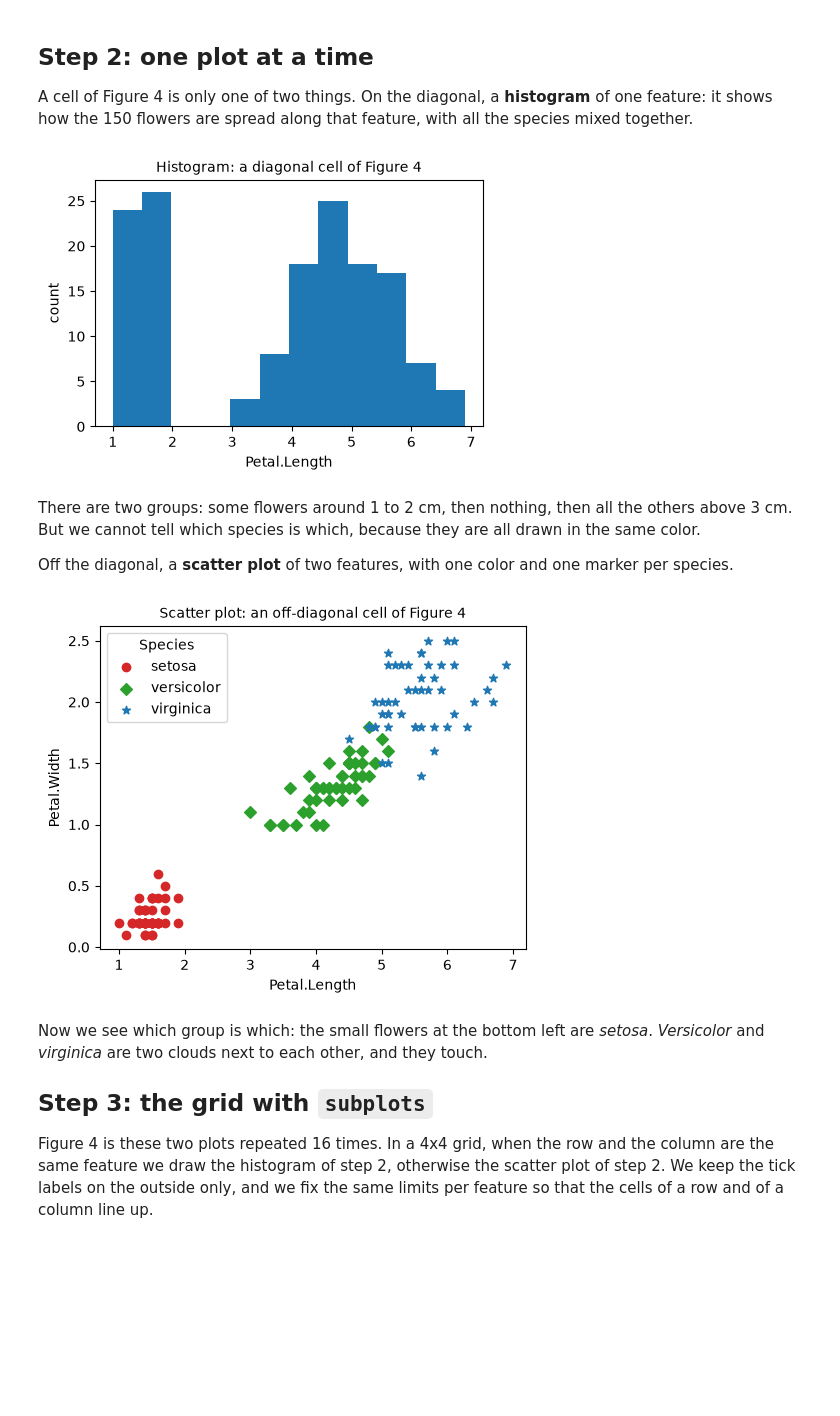
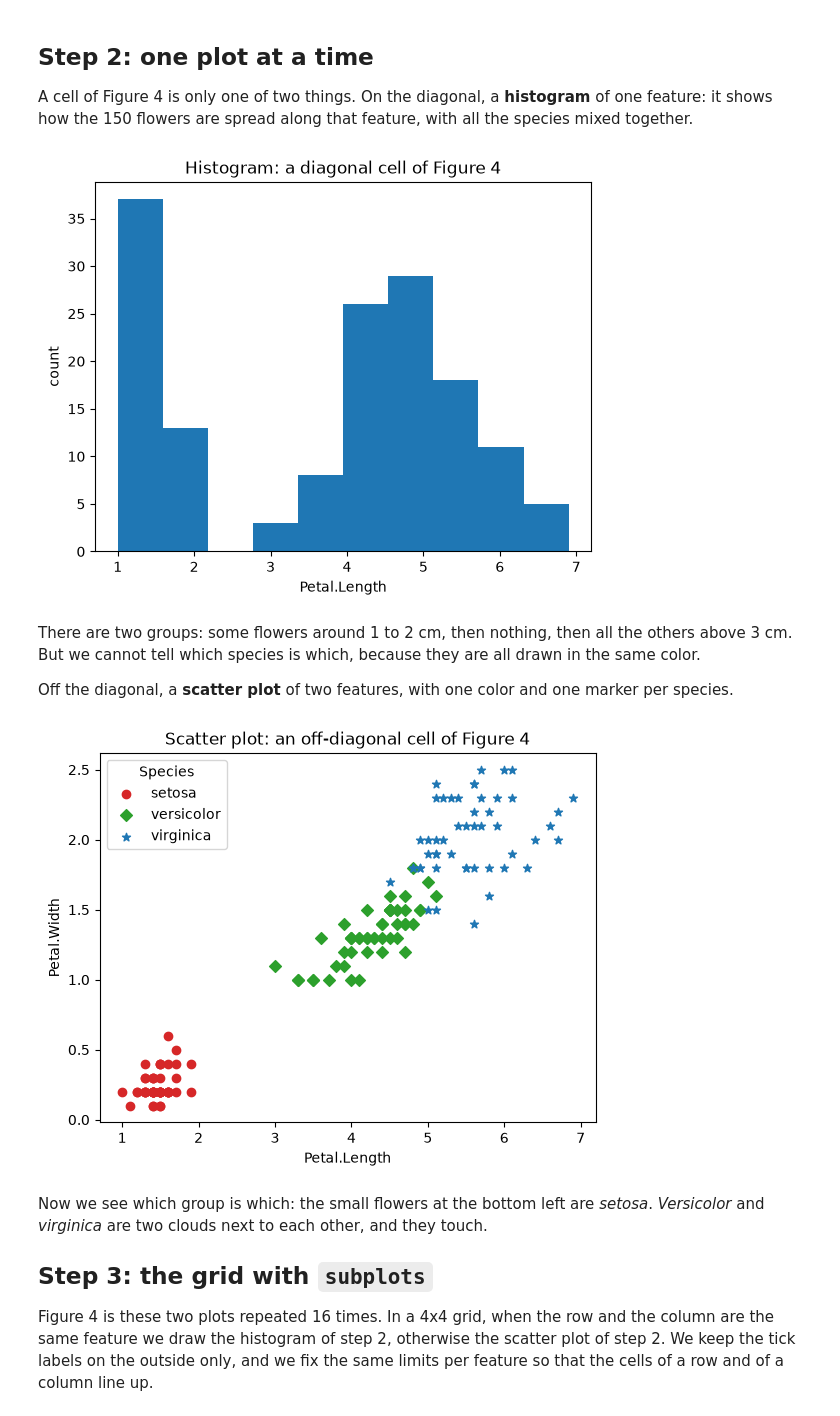
Before and after one commit to NoeBerdoz/FTP_MachLe, a Jupyter notebook: PW1/pw1.ipynb, the cells around one changed output. Drawn from its saved outputs; the diff is of its cells as text; code cells hidden in the pictures; blank space fills up the shorter version.

```diff
--- a/PW1/pw1.ipynb
+++ b/PW1/pw1.ipynb
@@ -72,38 +72,39 @@ missing values: 0
 A cell of Figure 4 is only one of two things. On the diagonal, a **histogram** of one feature: it shows how the
 150 flowers are spread along that feature, with all the species mixed together.
 # %%
-fig, ax = plt.subplots(figsize=(5, 3.2))
-ax.hist(iris["Petal.Length"], bins=12, color="tab:blue")
-ax.set_xlabel("Petal.Length")
-ax.set_ylabel("count")
-ax.set_title("Histogram: a diagonal cell of Figure 4", fontsize=10)
+figure, axis = plt.subplots()
+axis.hist(iris["Petal.Length"])
+axis.set_xlabel("Petal.Length")
+axis.set_ylabel("count")
+axis.set_title("Histogram: a diagonal cell of Figure 4")
 plt.show()
 # %% [output]
-[figure, old version]
+[figure, new version]
 # %% [markdown]
 There are two groups: some flowers around 1 to 2 cm, then nothing, then all the others above 3 cm. But we cannot
 tell which species is which, because they are all drawn in the same color.
 
 Off the diagonal, a **scatter plot** of two features, with one color and one marker per species.
 # %%
-fig, ax = plt.subplots(figsize=(5.5, 4.2))
+figure, axis = plt.subplots()
+
 for species, style in STYLE.items():
     subset = iris[iris["Species"] == species]
-    ax.scatter(
+    axis.scatter(
         subset["Petal.Length"],
         subset["Petal.Width"],
-        s=36,
         color=style["color"],
         marker=style["marker"],
         label=species,
     )
-ax.set_xlabel("Petal.Length")
-ax.set_ylabel("Petal.Width")
-ax.set_title("Scatter plot: an off-diagonal cell of Figure 4", fontsize=10)
-ax.legend(title="Species")
+
+axis.set_xlabel("Petal.Length")
+axis.set_ylabel("Petal.Width")
+axis.set_title("Scatter plot: an off-diagonal cell of Figure 4")
+axis.legend(title="Species")
 plt.show()
 # %% [output]
-[figure, old version]
+[figure, new version]
 # %% [markdown]
 Now we see which group is which: the small flowers at the bottom left are *setosa*. *Versicolor* and *virginica*
 are two clouds next to each other, and they touch.
```
Also changed, not shown: parts of 5 cells of this notebook.
